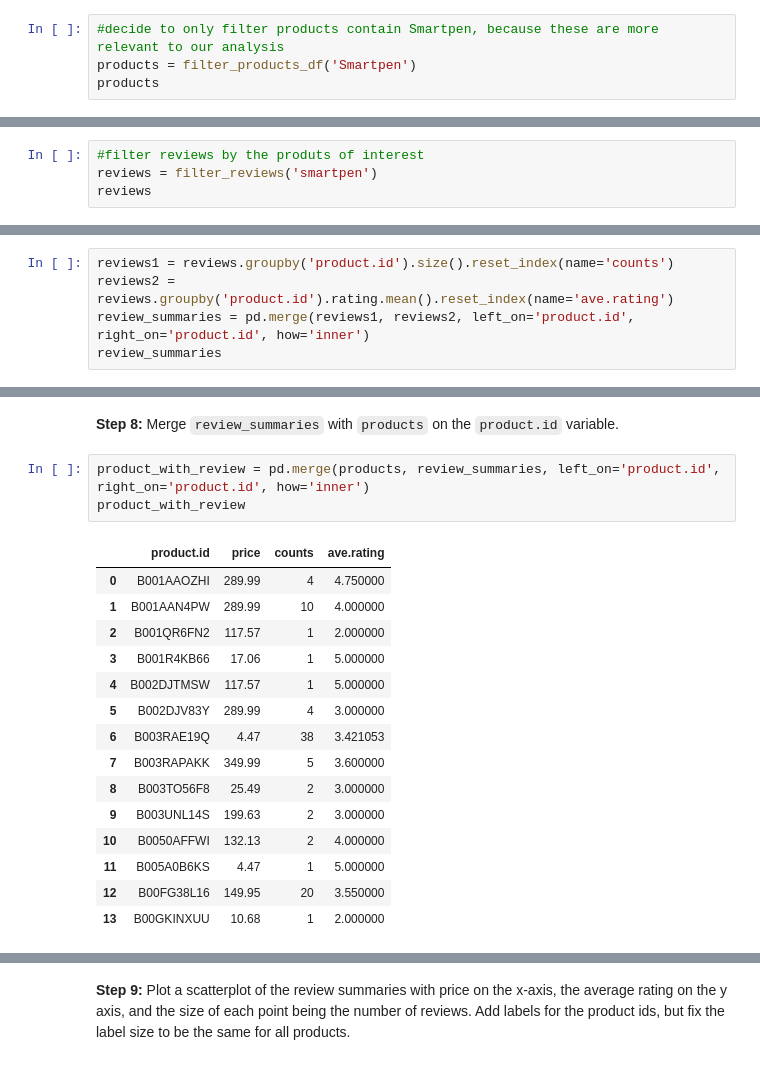
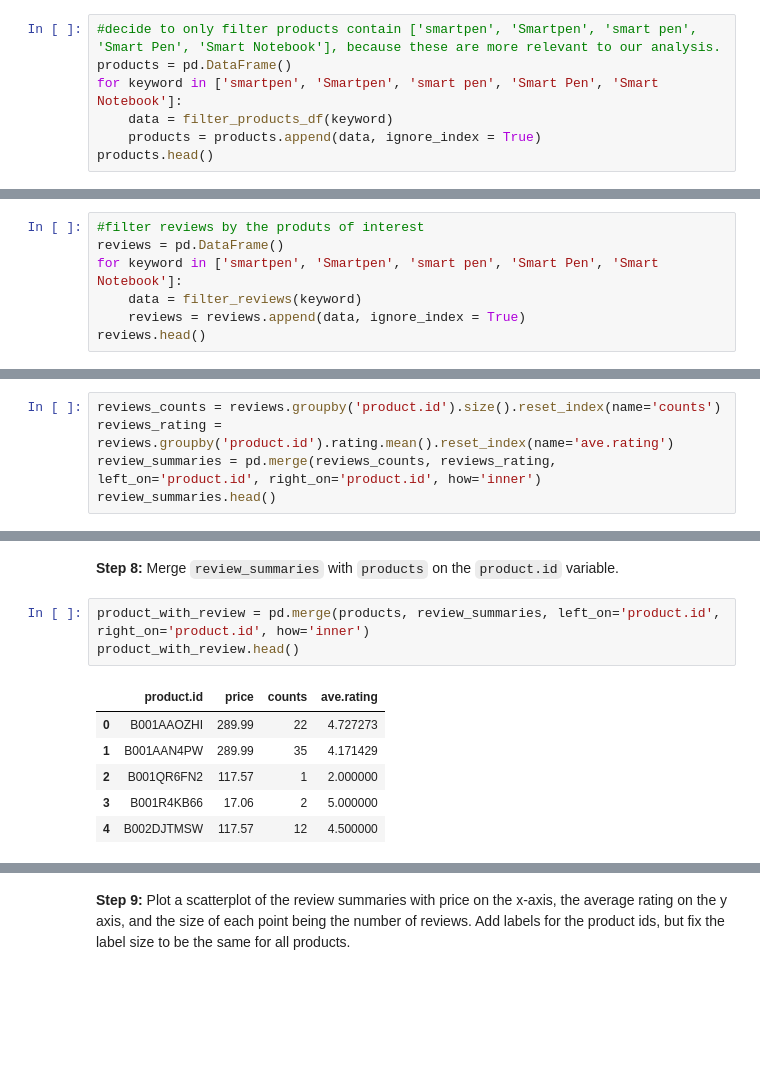
Before and after one commit to XuebinZhu/Projects, a Jupyter notebook: Smart Pen Project/Evaluating Market Demand for Smart Pen.ipynb, the cells around one changed output, grey strips where cells are left out. Cells and saved outputs as stored; diff of their text form; blank space fills up the shorter version.

```diff
--- a/Smart Pen Project/Evaluating Market Demand for Smart Pen.ipynb
+++ b/Smart Pen Project/Evaluating Market Demand for Smart Pen.ipynb
@@ -105,8 +91,11 @@ def filter_products_df(key_phrase):
 # %% [markdown]
 **Step 4:** Using the new `filter_products_df` function, filter the products by the key phrase we selected in Step 2, and obtain a data frame of product ids with their corresponding prices; call this data frame variable `products`.
 # %%
-#decide to only filter products contain Smartpen, because these are more relevant to our analysis
-products = filter_products_df('Smartpen')
-products
+#decide to only filter products contain ['smartpen', 'Smartpen', 'smart pen', 'Smart Pen', 'Smart Notebook'], because these are more relevant to our analysis.
+products = pd.DataFrame()
+for keyword in ['smartpen', 'Smartpen', 'smart pen', 'Smart Pen', 'Smart Notebook']:
+    data = filter_products_df(keyword)
+    products = products.append(data, ignore_index = True)
+products.head()
 # %% [output]
 [interactive output not drawn]
@@ -164,8 +153,11 @@ def filter_reviews(key_phrase):
     return df
 # %%
 #filter reviews by the produts of interest
-reviews = filter_reviews('smartpen')
-reviews
+reviews = pd.DataFrame()
+for keyword in ['smartpen', 'Smartpen', 'smart pen', 'Smart Pen', 'Smart Notebook']:
+    data = filter_reviews(keyword)
+    reviews = reviews.append(data, ignore_index = True)
+reviews.head()
 # %% [output]
 |  | product.id | rating | review |
 | 0 | B001AALJ1I | 5.0 | Purchased these for my high-schoo... |
@@ -188,9 +172,9 @@ reviews
 # %% [markdown]
 **Step 7:** Summarize the reviews into a data frame called `review_summaries` with three columns: `product.id`, `count` for the number of reviews, and `ave.rating` for the mean rating.
 # %%
-reviews1 = reviews.groupby('product.id').size().reset_index(name='counts')
-reviews2 = reviews.groupby('product.id').rating.mean().reset_index(name='ave.rating')
-review_summaries = pd.merge(reviews1, reviews2, left_on='product.id', right_on='product.id', how='inner')
-review_summaries
+reviews_counts = reviews.groupby('product.id').size().reset_index(name='counts')
+reviews_rating = reviews.groupby('product.id').rating.mean().reset_index(name='ave.rating')
+review_summaries = pd.merge(reviews_counts, reviews_rating, left_on='product.id', right_on='product.id', how='inner')
+review_summaries.head()
 # %% [output]
 |  | product.id | counts | ave.rating |
@@ -214,20 +191,11 @@ review_summaries
 **Step 8:** Merge `review_summaries` with `products` on the `product.id` variable.
 # %%
 product_with_review = pd.merge(products, review_summaries, left_on='product.id', right_on='product.id', how='inner')
-product_with_review
+product_with_review.head()
 # %% [output]
 |  | product.id | price | counts | ave.rating |
-| 0 | B001AAOZHI | 289.99 | 4 | 4.750000 |
-| 1 | B001AAN4PW | 289.99 | 10 | 4.000000 |
+| 0 | B001AAOZHI | 289.99 | 22 | 4.727273 |
+| 1 | B001AAN4PW | 289.99 | 35 | 4.171429 |
 | 2 | B001QR6FN2 | 117.57 | 1 | 2.000000 |
-| 3 | B001R4KB66 | 17.06 | 1 | 5.000000 |
-| 4 | B002DJTMSW | 117.57 | 1 | 5.000000 |
-| 5 | B002DJV83Y | 289.99 | 4 | 3.000000 |
-| 6 | B003RAE19Q | 4.47 | 38 | 3.421053 |
-| 7 | B003RAPAKK | 349.99 | 5 | 3.600000 |
-| 8 | B003TO56F8 | 25.49 | 2 | 3.000000 |
-| 9 | B003UNL14S | 199.63 | 2 | 3.000000 |
-| 10 | B0050AFFWI | 132.13 | 2 | 4.000000 |
-| 11 | B005A0B6KS | 4.47 | 1 | 5.000000 |
-| 12 | B00FG38L16 | 149.95 | 20 | 3.550000 |
-| 13 | B00GKINXUU | 10.68 | 1 | 2.000000 |
+| 3 | B001R4KB66 | 17.06 | 2 | 5.000000 |
+| 4 | B002DJTMSW | 117.57 | 12 | 4.500000 |
```
Also changed, not shown: parts of 43 cells of this notebook.
